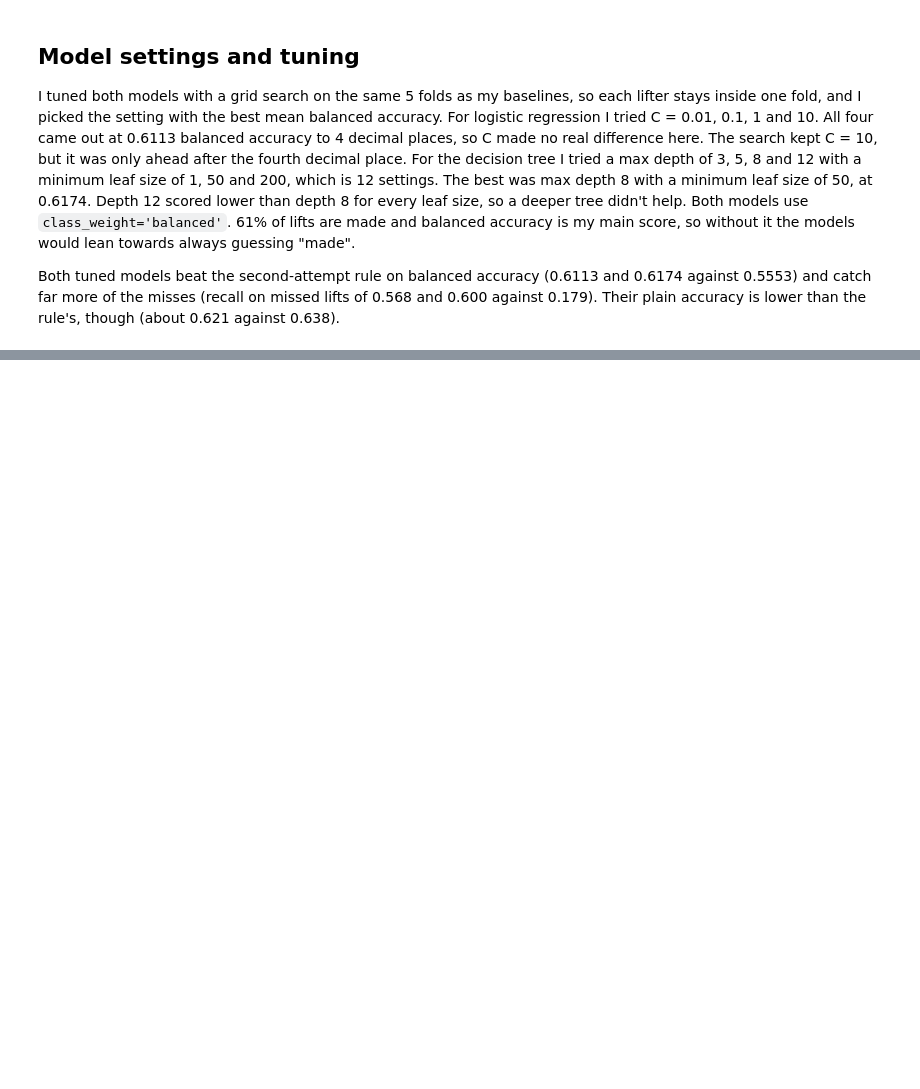
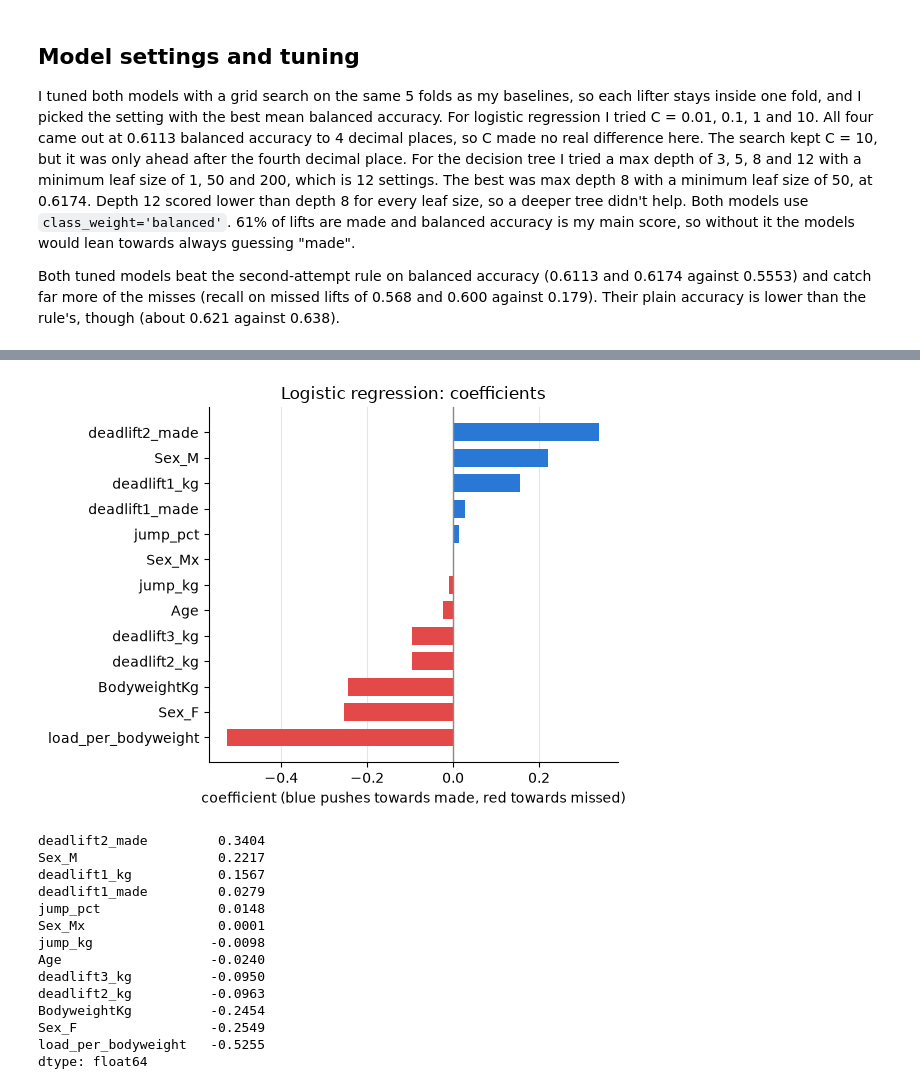
Before and after one commit to Jake23461/CT4101-Powerlifting, a Jupyter notebook: notebooks/04_models.ipynb, the cells around one changed output, grey strips where cells are left out. Saved outputs shown, nothing was run; the diff lists cells and outputs as text; code cells hidden in the pictures; blank space fills up the shorter version.

```diff
--- a/notebooks/04_models.ipynb
+++ b/notebooks/04_models.ipynb
@@ -120,0 +235,31 @@ Both tuned models beat the second-attempt rule on balanced accuracy (0.6113 and
+# %%
+# The inputs are scaled first, so each coefficient is the change for one standard
+# deviation. Positive pushes towards "made", negative towards "missed".
+coefs = pd.Series(lr_search.best_estimator_['model'].coef_[0],
+                  index=input_names(lr_search)).sort_values()
+fig, ax = plt.subplots(figsize=(6, 4.5))
+ax.barh(coefs.index, coefs.values, color=[BLUE if c > 0 else RED for c in coefs], height=0.7)
+ax.axvline(0, color=GREY, linewidth=1)
+ax.grid(axis='y', visible=False)
+ax.set_xlabel('coefficient (blue pushes towards made, red towards missed)')
+ax.set_title('Logistic regression: coefficients')
+fig.tight_layout()
+fig.savefig(FIGURES / 'lr_coefficients.png', dpi=150)
+plt.show()
+coefs.sort_values(ascending=False).round(4)
+# %% [output]
+[figure, added]
+deadlift2_made         0.3404
+Sex_M                  0.2217
+deadlift1_kg           0.1567
+deadlift1_made         0.0279
+jump_pct               0.0148
+Sex_Mx                 0.0001
+jump_kg               -0.0098
+Age                   -0.0240
+deadlift3_kg          -0.0950
+deadlift2_kg          -0.0963
+BodyweightKg          -0.2454
+Sex_F                 -0.2549
+load_per_bodyweight   -0.5255
+dtype: float64
```
Also changed, not shown: parts of 14 cells of this notebook, 5 other files.
